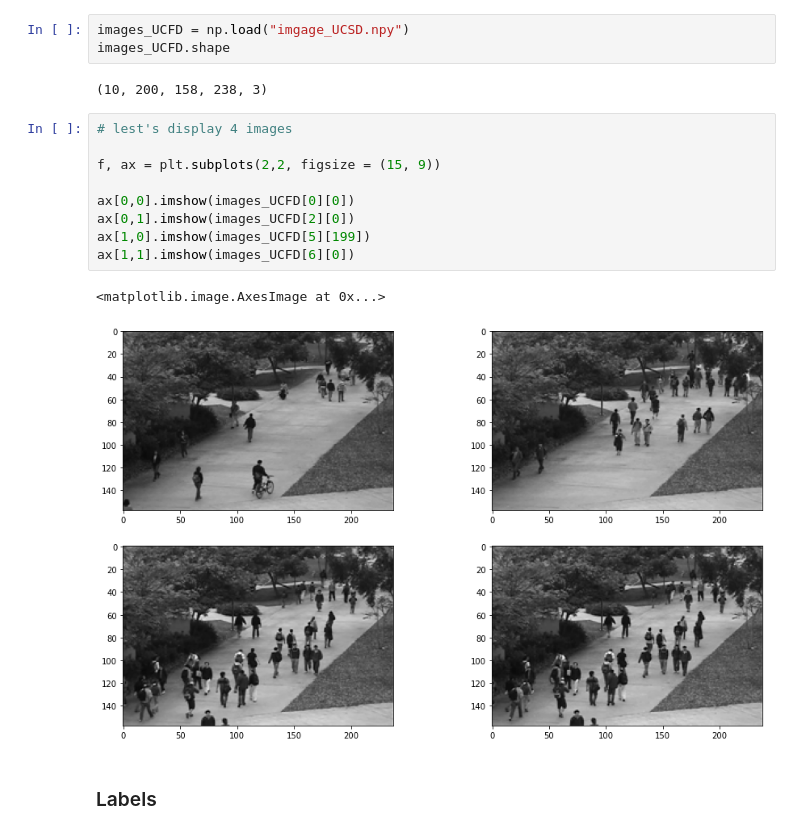
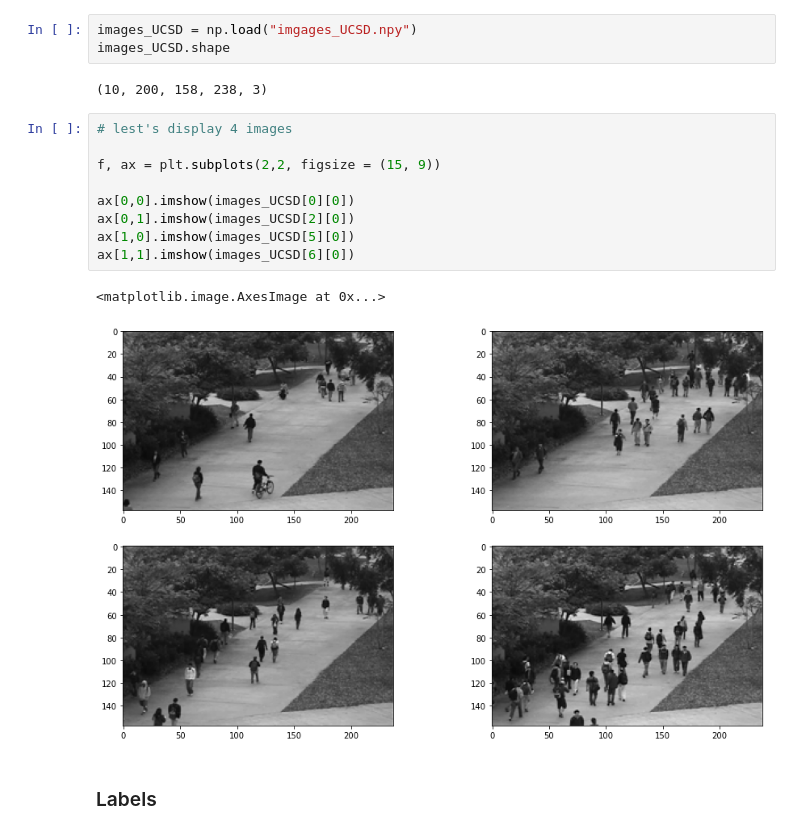
Before and after one commit to NGL-A/crowd-counting, a Jupyter notebook: Crowd_counting_code.ipynb, the cells around one changed output. Cells and saved outputs as stored; diff of their text form.

```diff
--- a/Crowd_counting_code.ipynb
+++ b/Crowd_counting_code.ipynb
@@ -70,20 +49,20 @@ np.save("imgage_UCSD.npy",UCSD_dataset)
 # %%
-images_UCFD = np.load("imgage_UCSD.npy")
-images_UCFD.shape
+images_UCSD = np.load("imgages_UCSD.npy")
+images_UCSD.shape
 # %% [output]
 (10, 200, 158, 238, 3)
 # %%
 # lest's display 4 images
 
 f, ax = plt.subplots(2,2, figsize = (15, 9))
 
-ax[0,0].imshow(images_UCFD[0][0])
-ax[0,1].imshow(images_UCFD[2][0])
-ax[1,0].imshow(images_UCFD[5][199])
-ax[1,1].imshow(images_UCFD[6][0])
+ax[0,0].imshow(images_UCSD[0][0])
+ax[0,1].imshow(images_UCSD[2][0])
+ax[1,0].imshow(images_UCSD[5][0])
+ax[1,1].imshow(images_UCSD[6][0])
 # %% [output]
 <matplotlib.image.AxesImage at 0x...>
-[figure, old version]
+[figure, new version]
 # %% [markdown]
 ### Labels
 # %%
```
Also changed, not shown: parts of 32 cells of this notebook.
